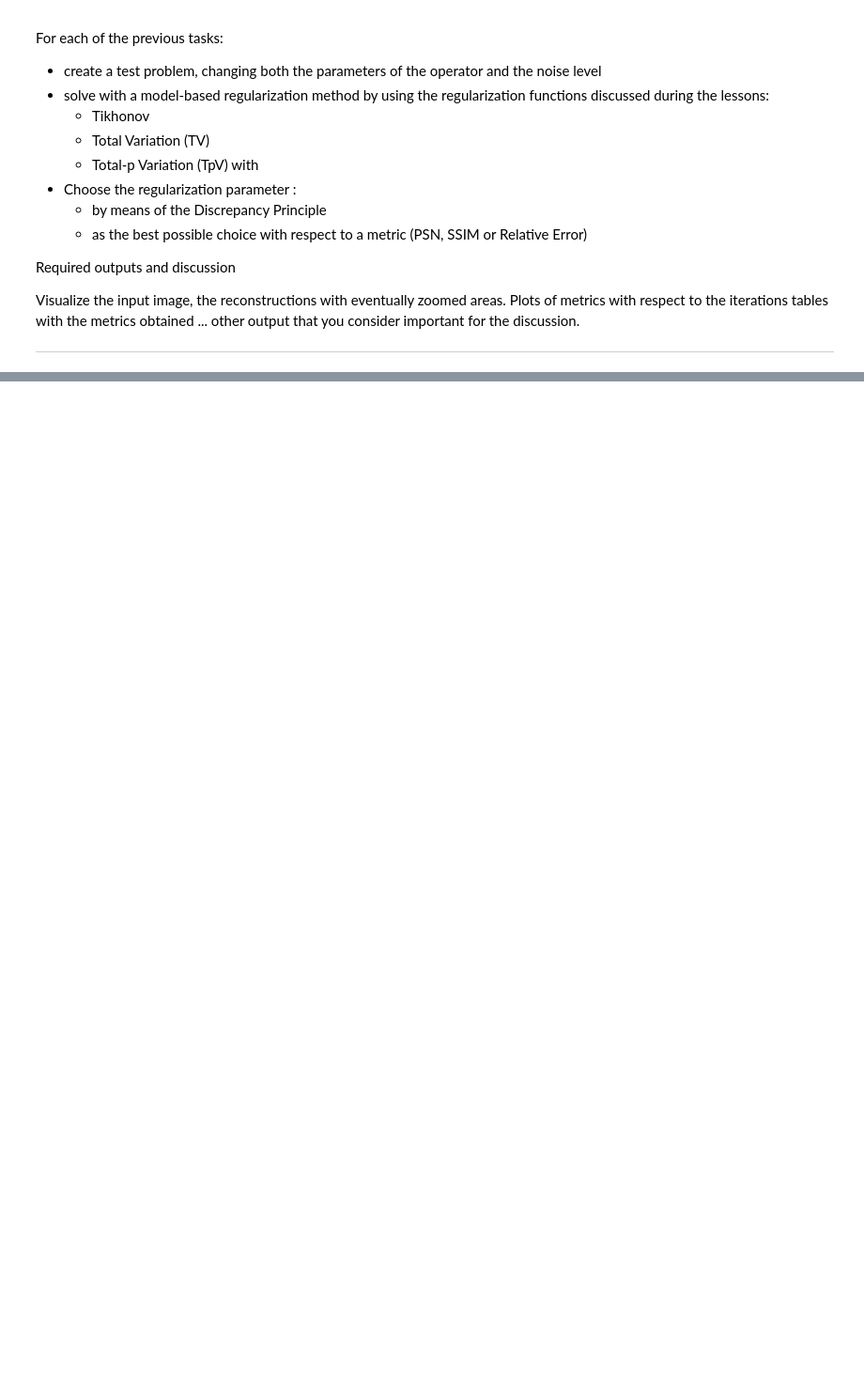
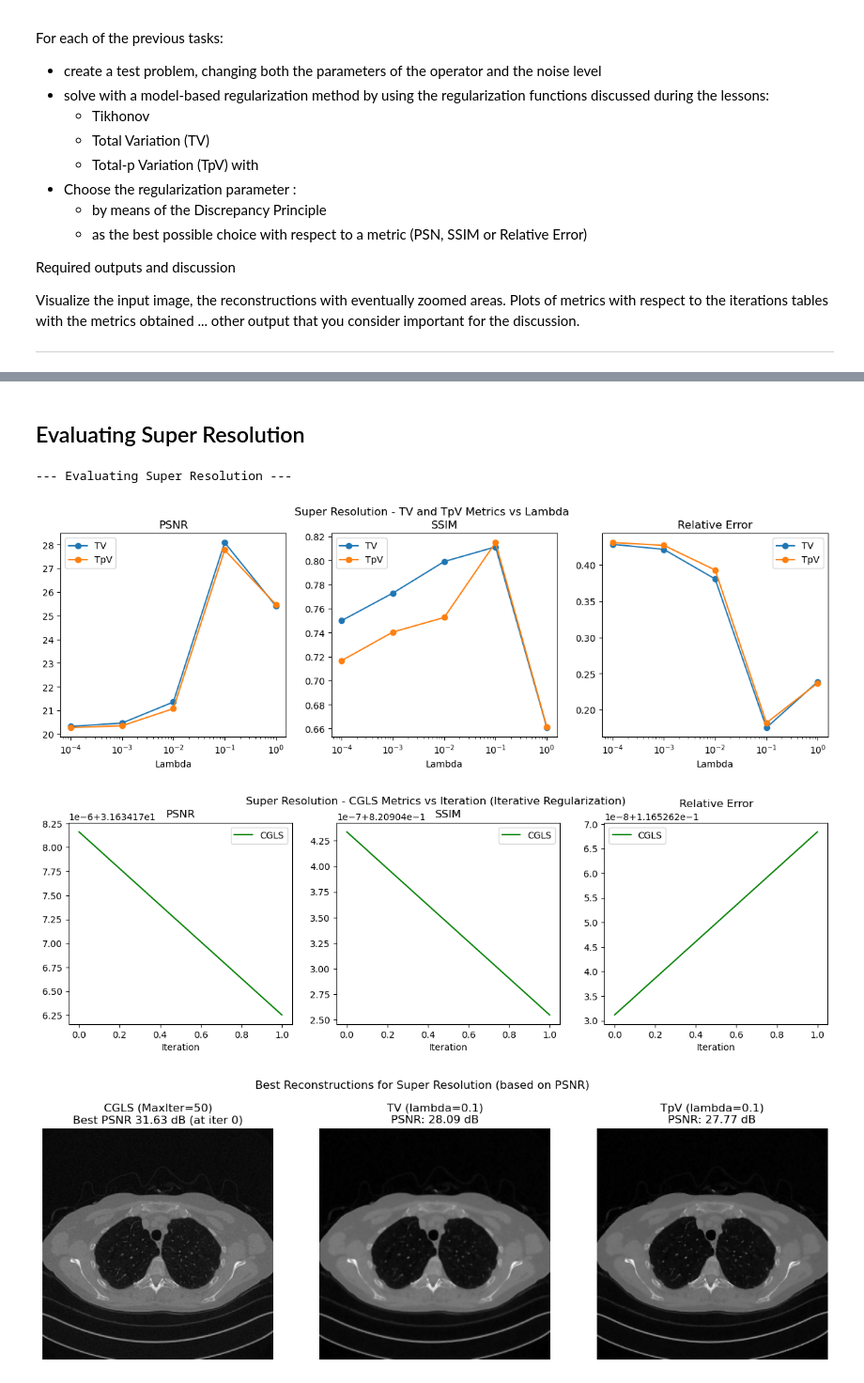
Before and after one commit to mattiadispigno/Computational-Imaging, a Jupyter notebook: homework1_ModelBasedApproach.ipynb, the cells around one changed output, grey strips where cells are left out. Shown at 94% size. Cells and saved outputs as stored; diff of their text form; code cells hidden in the pictures; blank space fills up the shorter version.

```diff
--- a/homework1_ModelBasedApproach.ipynb
+++ b/homework1_ModelBasedApproach.ipynb
@@ -71,0 +489,11 @@ plt.show()
+# %% [markdown]
+## Evaluating Super Resolution
+# %%
+res_sr = evaluate_solvers(K_sp, y_delta_sr, x_true, "Super Resolution")
+plot_metrics(res_sr, "Super Resolution")
+plot_best_reconstructions(res_sr, "Super Resolution")
+# %% [output]
+--- Evaluating Super Resolution ---
+[figure, added]
+[figure, added]
+[figure, added]
```
Also changed, not shown: parts of 21 cells of this notebook, 5 other files.
